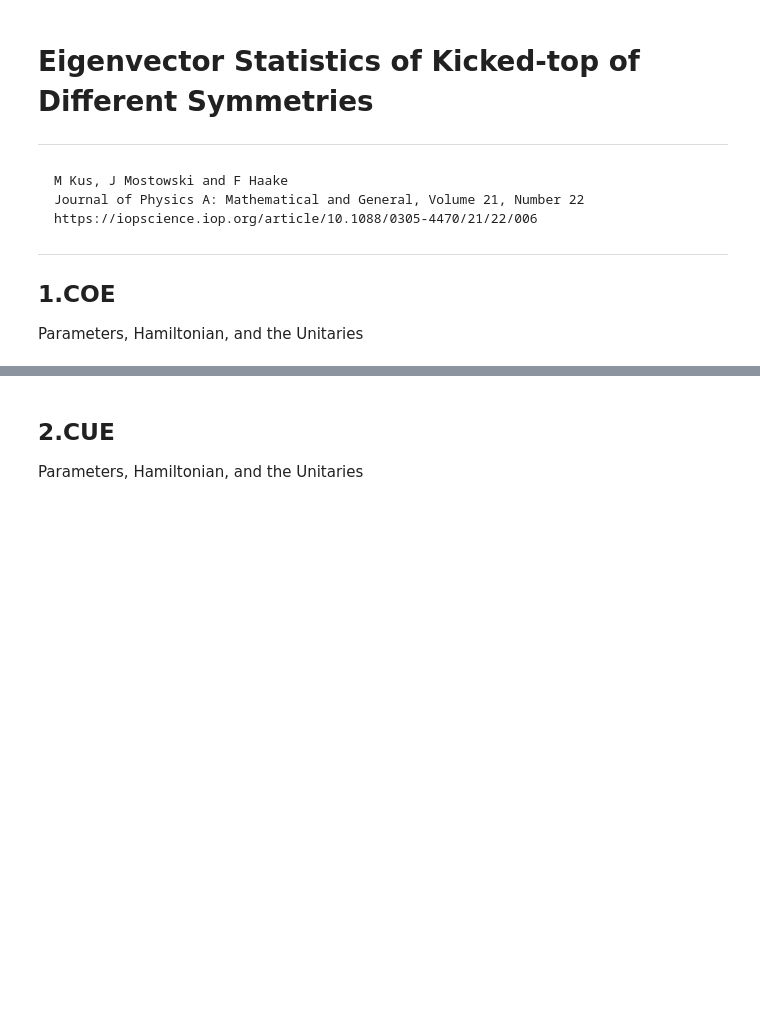
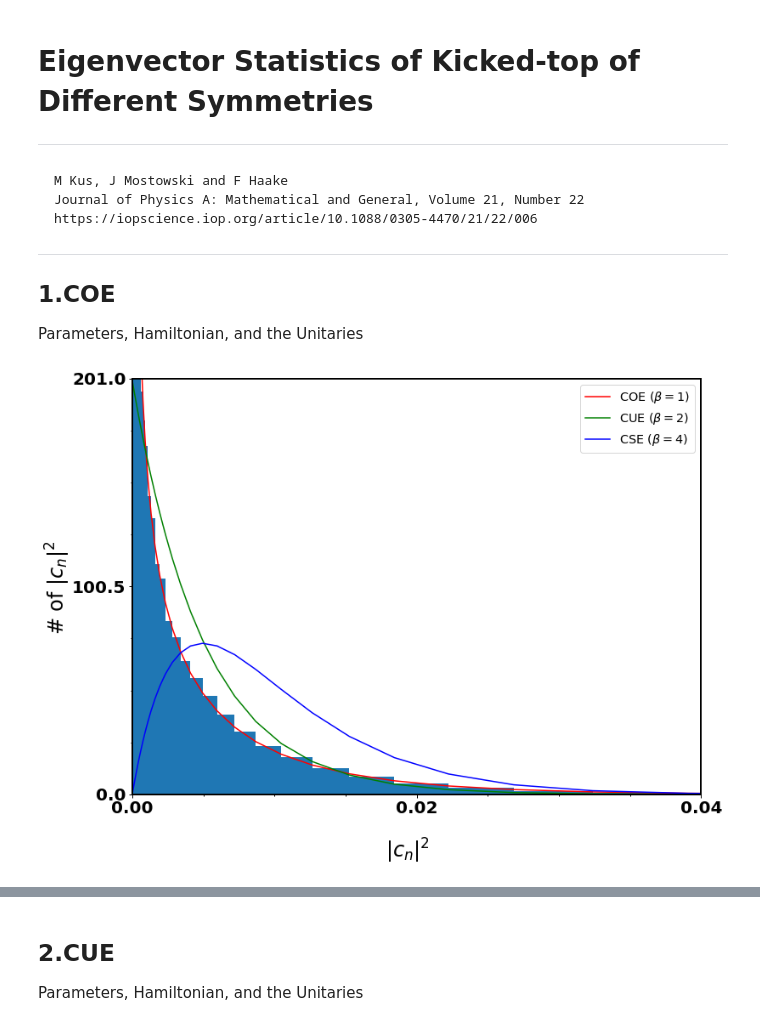
Before and after one commit to CirQuS-UTS/QuanGuru, a Jupyter notebook: RMT_statistics/EigenvectorStatistics/20200123.ipynb, the cells around one changed output, grey strips where cells are left out. Saved outputs shown, nothing was run; the diff lists cells and outputs as text; code cells hidden in the pictures; blank space fills up the shorter version.

```diff
--- a/RMT_statistics/EigenvectorStatistics/20200123.ipynb
+++ b/RMT_statistics/EigenvectorStatistics/20200123.ipynb
@@ -27,31 +27,33 @@ import Plotting.SimplePlots as sPlt
 Parameters, Hamiltonian, and the Unitaries
 # %%
 # Parameters
-p = 1.7
-j = 100
-la = 6
+p_orthogonal = 1.7
+j_orthogonal = 100
+l_orthogonal = 6
 
 # required operators
-jz = qOps.Jz(j)
-jy = qOps.Jy(j)
-jzs = jz@jz
+jz_orthogonal = qOps.Jz(j_orthogonal)
+jy_orthogonal = qOps.Jy(j_orthogonal)
+jzs_orthogonal = jz_orthogonal@jz_orthogonal
 
 # Hamiltonians
-h_o = p*jy
-v_o = (la/(2*j + 1))*(jzs)
+h_orthogonal = p_orthogonal*jy_orthogonal
+v_orthogonal = (l_orthogonal/(2*j_orthogonal + 1))*(jzs_orthogonal)
 
 # Unitaries
-U_ho = liou.Liouvillian(h_o)
-U_o = liou.Liouvillian(v_o)@U_ho
+U_h_orthogonal = liou.Liouvillian(h_orthogonal)
+U_orthogonal = liou.Liouvillian(v_orthogonal)@U_h_orthogonal
 
 # Eigenvectors of the U_o
-vecs = lina.eig(U_o.A)[1]
+vecs_orthogonal = lina.eig(U_orthogonal.A)[1]
 
 # components of eigenvectors in the Jz basis
-components = (np.abs(vecs.flatten()))**2
+components_orthogonal = (np.abs(vecs_orthogonal.flatten()))**2
 # %%
 # Plotting
 bins = np.logspace(-5, -1, num=50, base=10.0)
 
 # quasi-continuous PDF and linear axes
-sPlt.pltEig(components, Dims=((2*j) + 1), Bins=bins, Step=False, logScale=False)
+sPlt.pltEig(components_orthogonal, Dims=((2*j_orthogonal) + 1), Bins=bins, Step=False, logScale=False)
+# %% [output]
+[figure, added]
```
Also changed, not shown: parts of 16 cells of this notebook, 1 other file.
